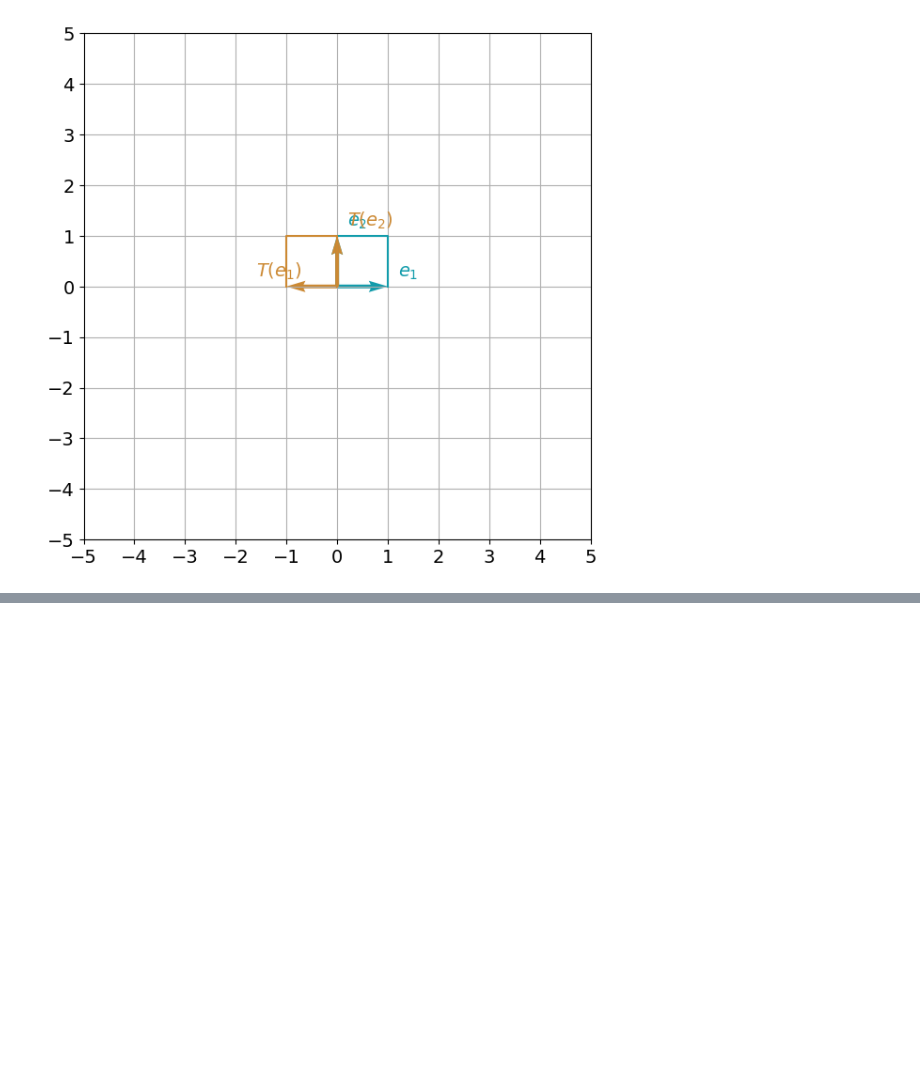
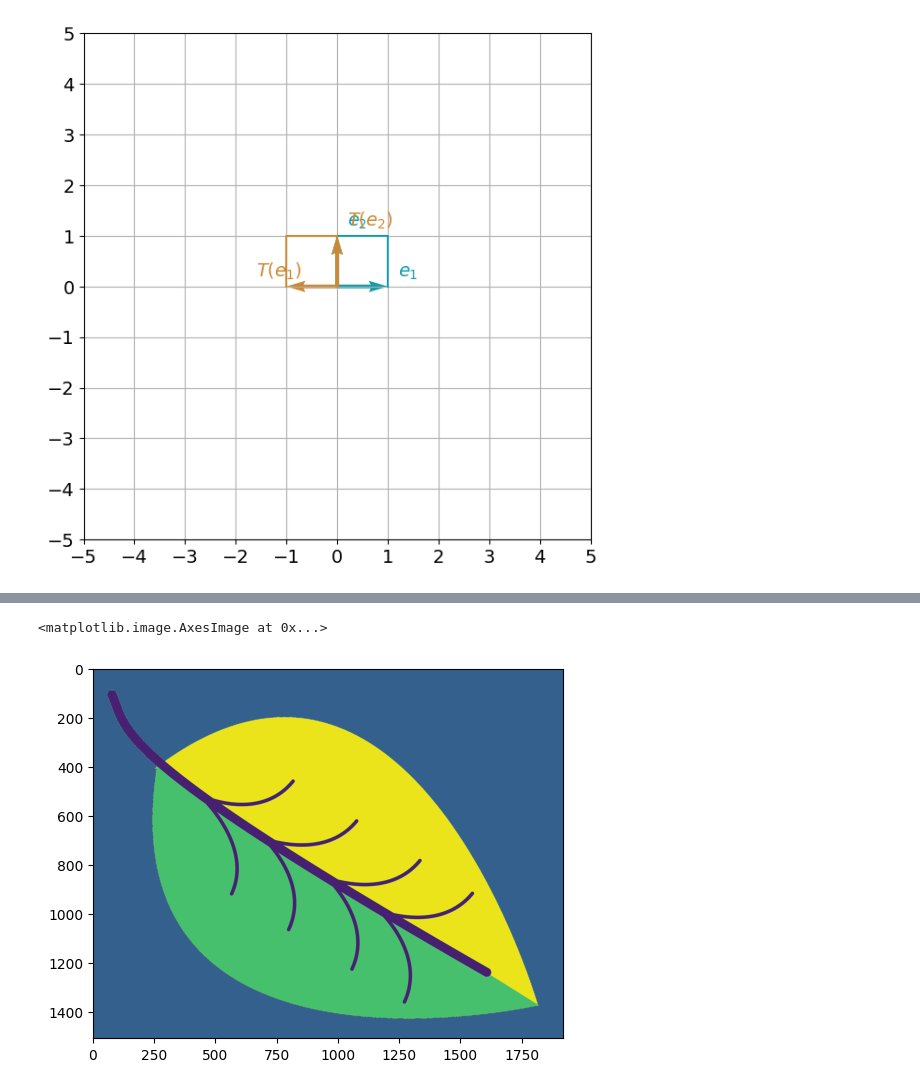
Before and after one commit to UsamaAliK/Numpy, a Jupyter notebook: NUMPY.ipynb, the cells around one changed output, grey strips where cells are left out. Cells and saved outputs as stored; diff of their text form; code cells hidden in the pictures; blank space fills up the shorter version.

```diff
--- a/NUMPY.ipynb
+++ b/NUMPY.ipynb
@@ -1003,0 +1039,7 @@ plot_transformation(T_reflection_yaxis, e1, e2)
+# %%
+image_rotated = cv2.rotate(img, cv2.ROTATE_90_CLOCKWISE)
+
+plt.imshow(image_rotated)
+# %% [output]
+<matplotlib.image.AxesImage at 0x...>
+[figure, added]
```
Also changed, not shown: parts of 10 cells of this notebook, 1 other file.
